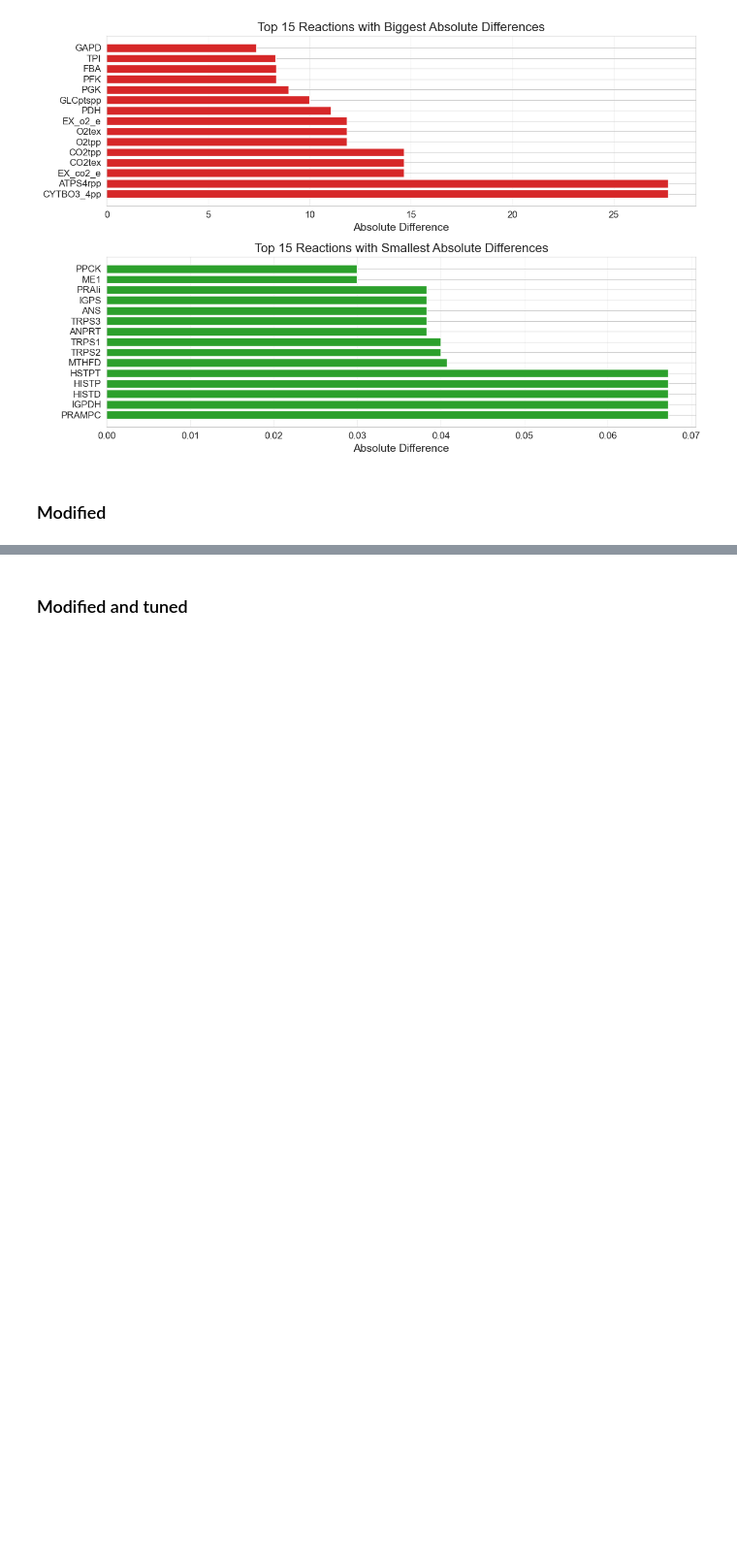
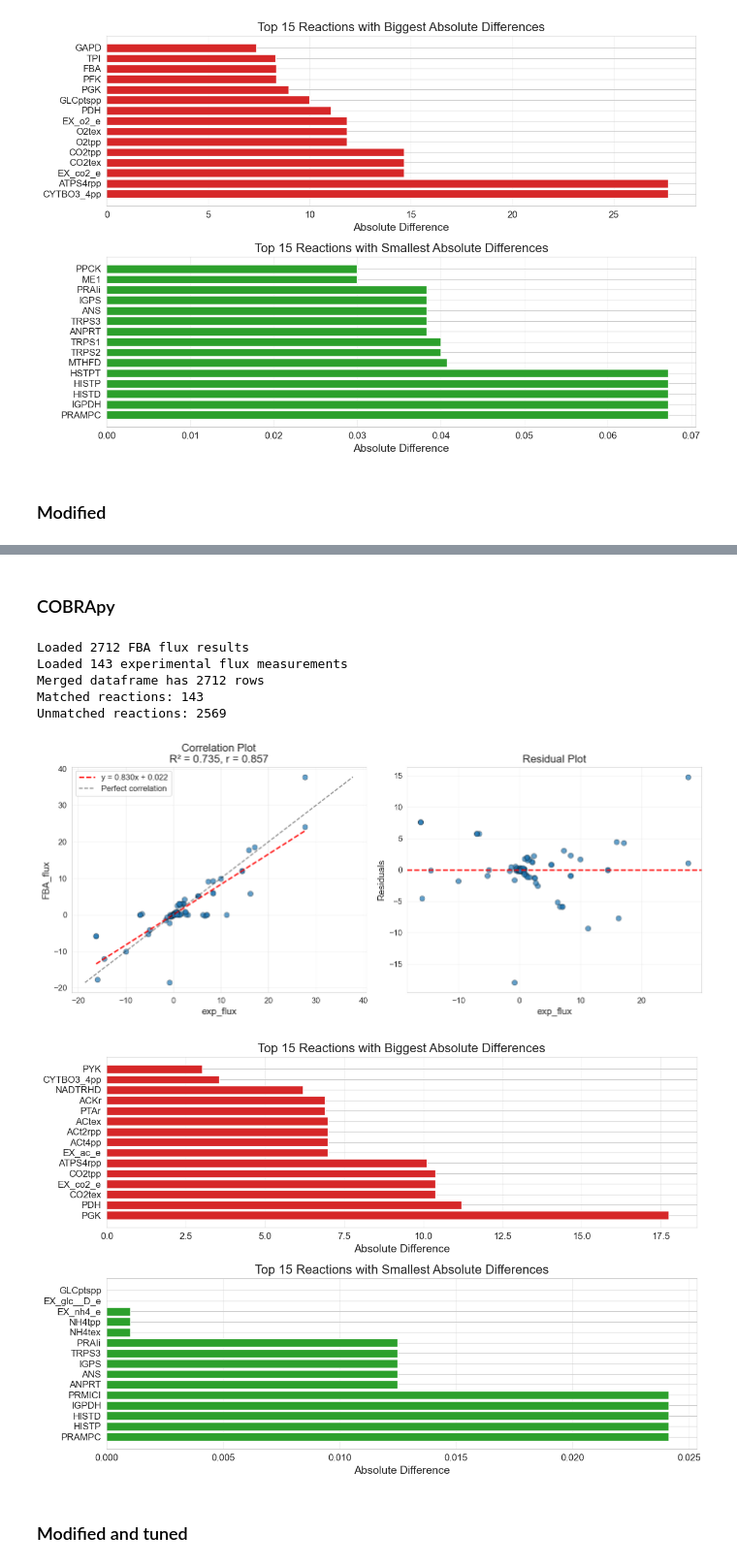
Before and after one commit to ranaabarghout/kinGEMs, a Jupyter notebook: notebooks/validate_fluxomics_iML1515.ipynb, the cells around one changed output, grey strips where cells are left out. Shown at 97% size. Cells and saved outputs as stored; diff of their text form; code cells hidden in the pictures; blank space fills up the shorter version.

```diff
--- a/notebooks/validate_fluxomics_iML1515.ipynb
+++ b/notebooks/validate_fluxomics_iML1515.ipynb
@@ -332,3 +328,18 @@ Biomass (FBA):0.48417047726762424
+# %%
+# Create df of fluxes
+cobrapy_fluxes_df = pd.DataFrame({
+    "Variable": "flux",
+    "Index": cobrapy_solution.fluxes.index,
+    "Value": cobrapy_solution.fluxes.values
+})
+
+out_path_cobrapy = os.path.join("../notebooks",
+                        "results",
+                        "exp_validation_results",
+                        "W3110_MD121_M9+Glu_none",
+                        "df_FBA_cobrapy.csv")
+
+cobrapy_fluxes_df.to_csv(out_path_cobrapy, index=False)
 # %% [markdown]
 # Simulated annealing
 # %%
@@ -594,2 +604,23 @@ Unmatched reactions: 2569
+# %% [markdown]
+### COBRApy
+# %%
+cobrapy_exp_validation_df = compare_fluxomics(fba_results_path=out_path_cobrapy,
+                                      exp_fluxes_path=experimental_fluxes_path)
+
+# Correlation plot
+fig, results = plot_flux_correlation(cobrapy_exp_validation_df, 'exp_flux', 'FBA_flux',
+                                    output_path=None, show=True)
+
+# Difference analysis
+fig, diff_data = plot_flux_differences(cobrapy_exp_validation_df, 'exp_flux', 'FBA_flux', top_n=15,
+                                      difference_type='absolute', show=True)
+# %% [output]
+Loaded 2712 FBA flux results
+Loaded 143 experimental flux measurements
+Merged dataframe has 2712 rows
+Matched reactions: 143
+Unmatched reactions: 2569
+[figure, added]
+[figure, added]
 # %% [markdown]
 ### Modified and tuned
```
Also changed, not shown: parts of 27 cells of this notebook, 13 other files.
